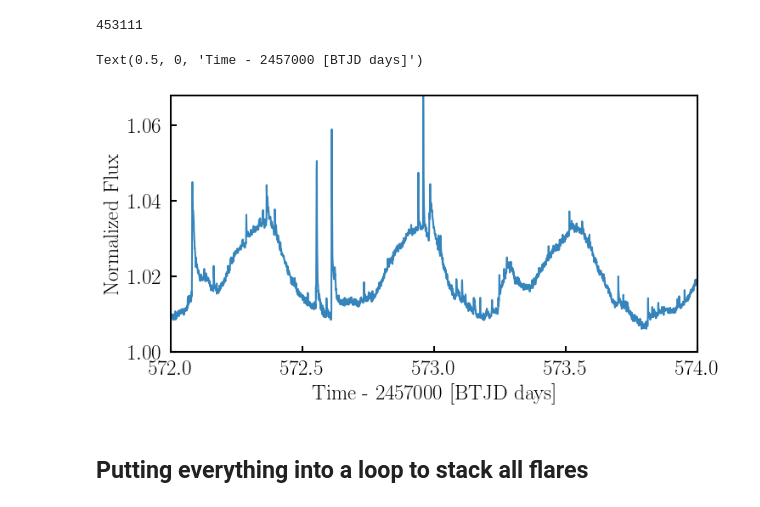
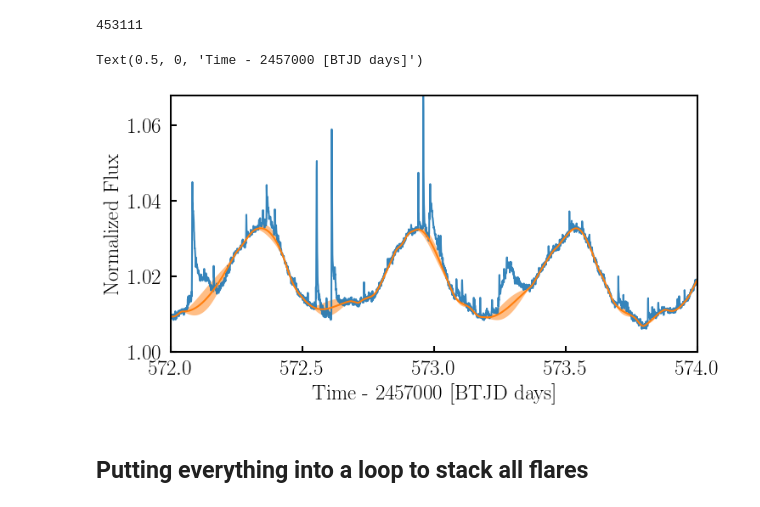
Before and after one commit to lupitatovar/flares, a Jupyter notebook: notebooks/Flare_Model_V1.ipynb, the cells around one changed output. Cells and saved outputs as stored; diff of their text form; code cells hidden in the pictures.

```diff
--- a/notebooks/Flare_Model_V1.ipynb
+++ b/notebooks/Flare_Model_V1.ipynb
@@ -199,37 +199,37 @@ rcParams["font.size"] = 18
 #rcParams["font.family"] = "sans-serif"
 #rcParams["font.sans-serif"] = ["Computer Modern Sans Serif"]
 #rcParams["text.usetex"] = True
 
 plt.figure(figsize=[8,4])
 
 color = "#ff7f0e"
 
 plt.rcParams['axes.linewidth']=1.5
 #plt.rcParams['xtick.major.width'] = 1.5
 #plt.rcParams['ytick.major.width'] = 1.5
 #plt.rc('xtick.major', size=6, pad=5)
 plt.tick_params(direction='in',width=1.5,length=5,pad=7)
 
 plt.xticks(np.arange(572,574.5, step=0.5))
 
 
 plt.plot(df['time'], df['detrended_flux'],alpha=0.9)
-#plt.plot(df['time'], df['mean'])
-#plt.fill_between(df['time'], df['mean']+df['std'], df['mean']-df['std'],color=color, alpha=0.5,
-                 #edgecolor="none",label='gp')
+plt.plot(df['time'], df['mean'])
+plt.fill_between(df['time'], df['mean']+df['std'], df['mean']-df['std'],color=color, alpha=0.5,
+                 edgecolor="none",label='gp')
 
 plt.xlim(572,574)
 #plt.xlim(914,916)
 plt.ylim(1,1.068)
 plt.ylabel("Normalized Flux")
 plt.xlabel("Time - 2457000 [BTJD days]")
 
 #plt.savefig('/Users/lupitatovar/flares/figures/gp_overlay.png',bbox_inches='tight')
 
 #plt.show()
 # %% [output]
 Text(0.5, 0, 'Time - 2457000 [BTJD days]')
-[figure, old version]
+[figure, new version]
 # %%
 detrended = df['detrended_flux'].values - df['mean'].values
 #print(detrended)
```
Also changed, not shown: parts of 24 cells of this notebook.
